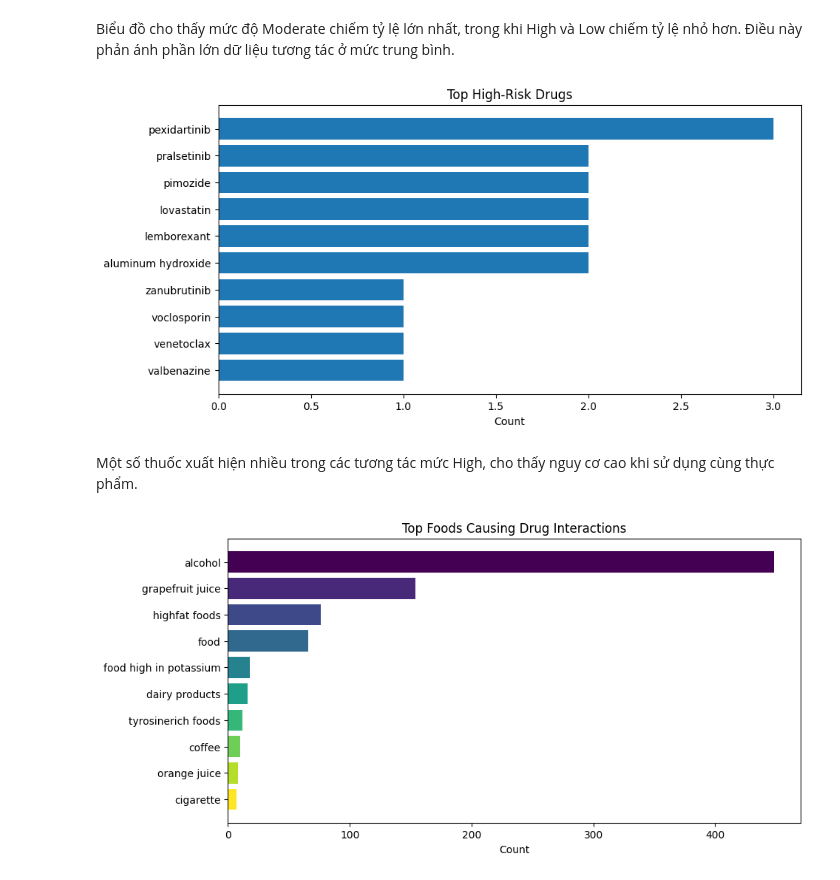
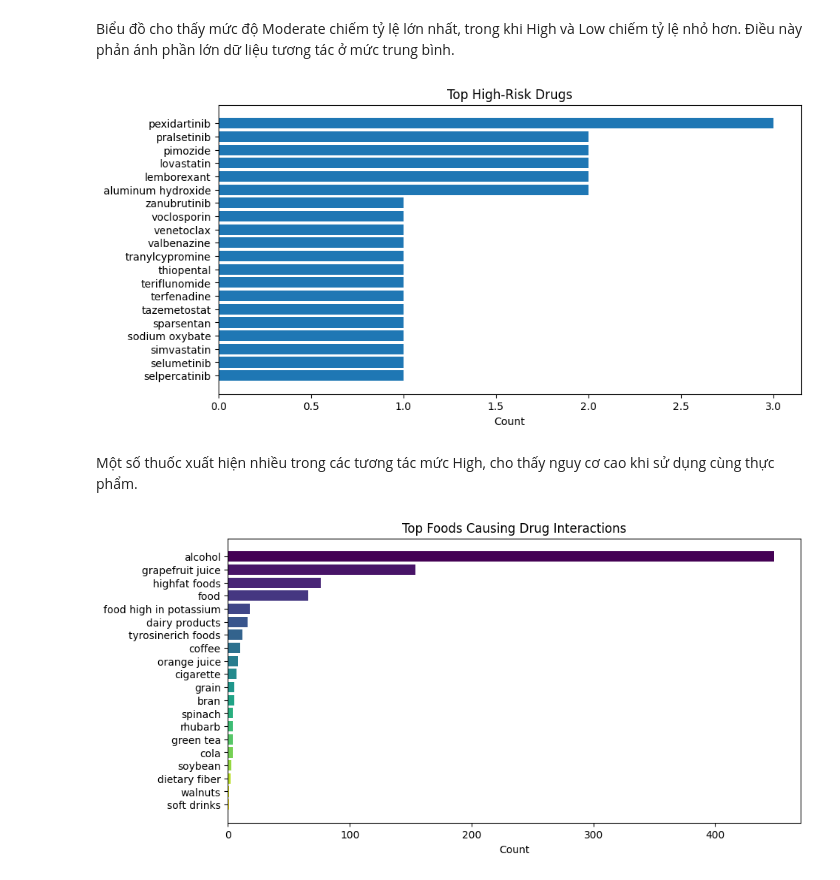
Before and after one commit to ntrihoang/ai-food-drug-analyzer, a Jupyter notebook: notebook/04_visualization.ipynb, the cells around one changed output. Saved outputs shown, nothing was run; the diff lists cells and outputs as text; code cells hidden in the pictures.

Commit message:
change code visualization

```diff
--- a/notebook/04_visualization.ipynb
+++ b/notebook/04_visualization.ipynb
@@ -52,26 +54,28 @@ trong khi High và Low chiếm tỷ lệ nhỏ hơn.
 # %%
 # Chart 2: TOP DRUGS → HORIZONTAL BAR
 df_drugs = pd.read_sql("""
 SELECT d.drug_name, COUNT(*) as count
 FROM Interactions i
 JOIN Drugs d ON i.drug_id = d.drug_id
 WHERE i.severity = 'High'
 GROUP BY d.drug_name
 ORDER BY count DESC
-LIMIT 10
+LIMIT 20
 """, conn)
 
 plt.figure(figsize=(10,5))
 
 plt.barh(df_drugs["drug_name"], df_drugs["count"])
 
 plt.title("Top High-Risk Drugs")
 plt.xlabel("Count")
 
 plt.gca().invert_yaxis()
 plt.show()
+
+df_drugs.to_csv("../output/top_high_risk_drugs.csv",index=False)
 # %% [output]
-[figure, old version]
+[figure, new version]
 # %% [markdown]
 Một số thuốc xuất hiện nhiều trong các tương tác mức High,
 cho thấy nguy cơ cao khi sử dụng cùng thực phẩm.
@@ -83,7 +87,7 @@ FROM Interactions i
 JOIN Foods f ON i.food_id = f.food_id
 GROUP BY f.food_name
 ORDER BY count DESC
-LIMIT 10
+LIMIT 20
 """, conn)
 
 colors = plt.cm.viridis(np.linspace(0, 1, len(df_foods)))
@@ -97,5 +101,7 @@ plt.xlabel("Count")
 
 plt.gca().invert_yaxis()
 plt.show()
+
+df_foods.to_csv("../output/top_foods.csv", index=False)
 # %% [output]
-[figure, old version]
+[figure, new version]
```
Also changed, not shown: parts of 2 cells of this notebook, 5 other files.
